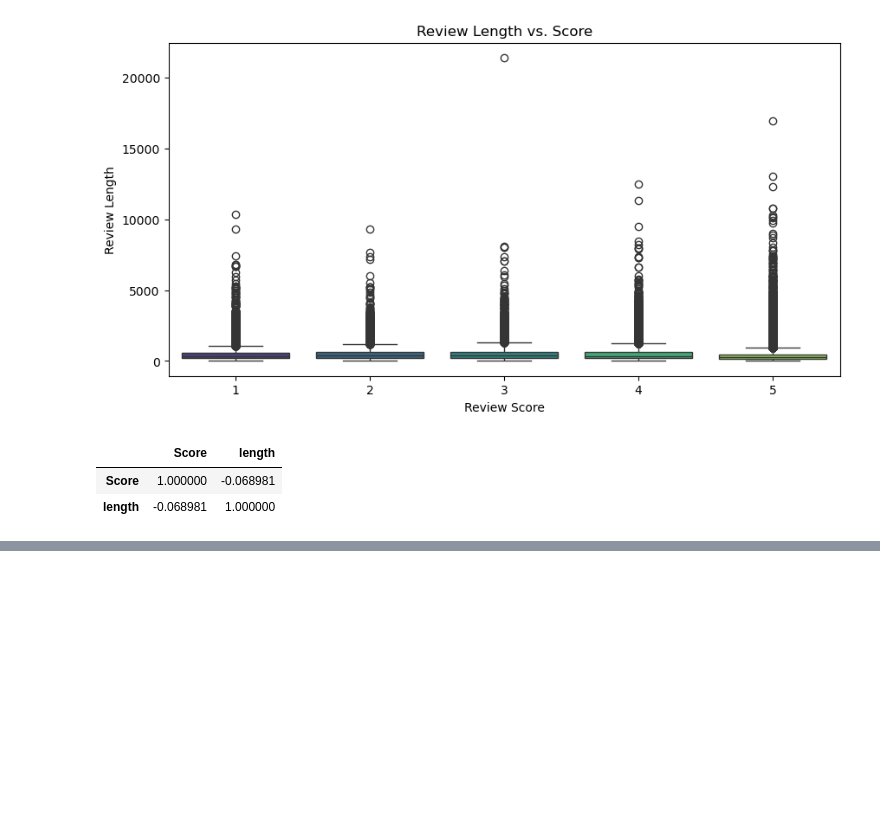
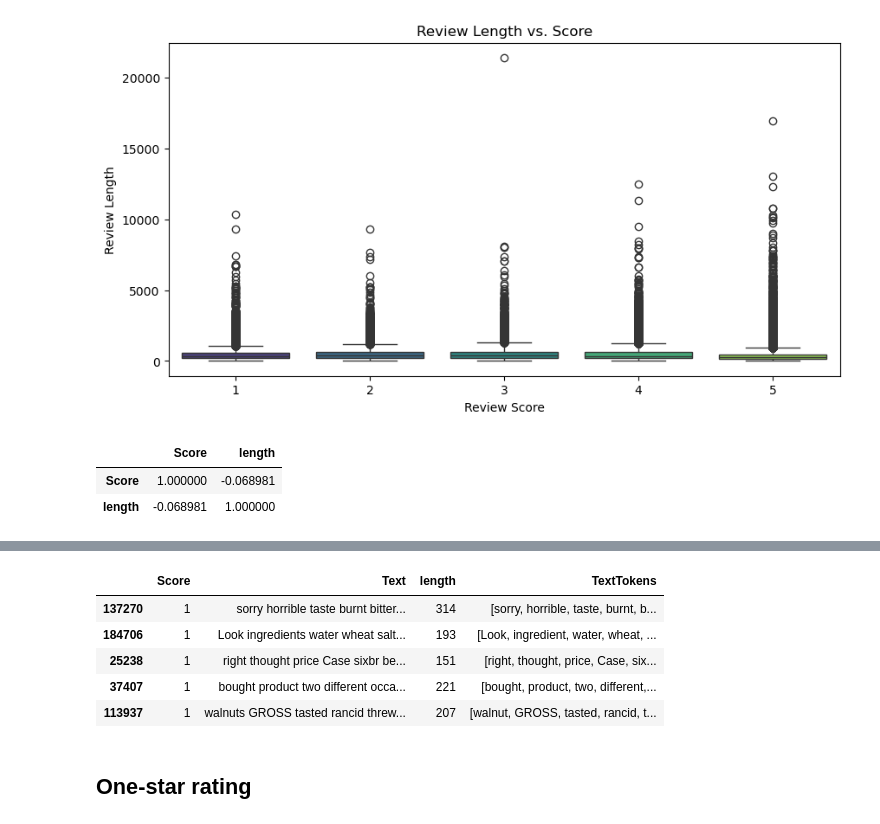
Before and after one commit to GeraintWong/f20aa_cw2, a Jupyter notebook: EDA.ipynb, the cells around one changed output, grey strips where cells are left out. Cells and saved outputs as stored; diff of their text form; code cells hidden in the pictures; blank space fills up the shorter version.

```diff
--- a/EDA.ipynb
+++ b/EDA.ipynb
@@ -97,0 +219,11 @@ train[["Score", "length"]].corr()
+# %%
+one_star_sampled.head()
+# %% [output]
+|  | Score | Text | length | TextTokens |
+| 137270 | 1 | sorry horrible taste burnt bitter... | 314 | [sorry, horrible, taste, burnt, b... |
+| 184706 | 1 | Look ingredients water wheat salt... | 193 | [Look, ingredient, water, wheat, ... |
+| 25238 | 1 | right thought price Case sixbr be... | 151 | [right, thought, price, Case, six... |
+| 37407 | 1 | bought product two different occa... | 221 | [bought, product, two, different,... |
+| 113937 | 1 | walnuts GROSS tasted rancid threw... | 207 | [walnut, GROSS, tasted, rancid, t... |
+# %% [markdown]
+## One-star rating
```
Also changed, not shown: parts of 36 cells of this notebook.
